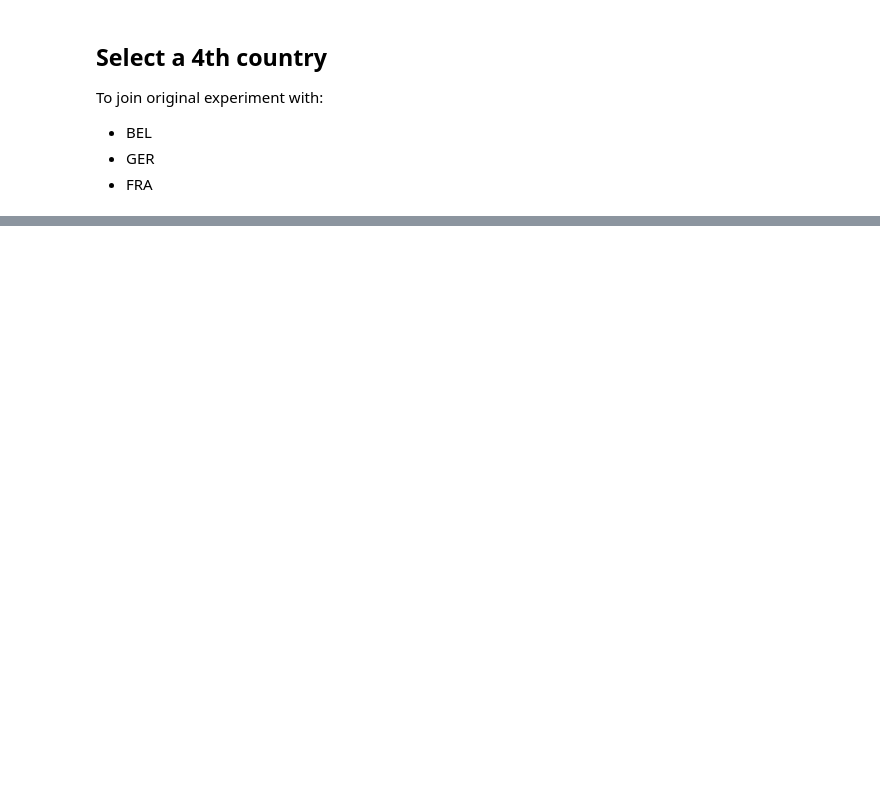
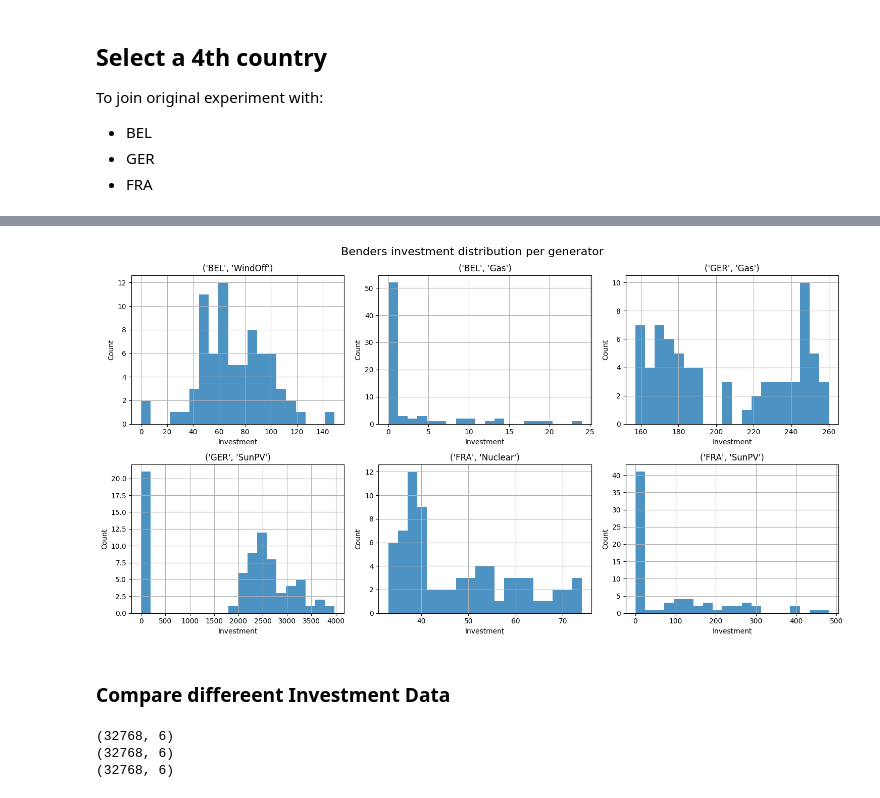
Before and after one commit to PeterrHH/ML-Enhanced-Benders, a Jupyter notebook: data_visualise.ipynb, the cells around one changed output, grey strips where cells are left out. Saved outputs shown, nothing was run; the diff lists cells and outputs as text; code cells hidden in the pictures; blank space fills up the shorter version.

Commit message:
Add Data Constraint generation

```diff
--- a/data_visualise.ipynb
+++ b/data_visualise.ipynb
@@ -334,0 +158,3 @@ for i in idxs:
+# %%
+const_data_path = "data/ED_data/Constraint/ED_NB-G-F_GB2-G2-F2_L3_c0_s0_p0_ui_constraint1000_smp15_GenConst_lbFalse.pkl"
+const_data = pickle.load(open(const_data_path, 'rb'))
@@ -334,0 +253,7 @@ for i in idxs:
+# %%
+import ast
+info_csv_path = "experiment-output/ch7/3nodes/benders_test_data/experiment_data_sample_duration:120_start_exact:False_exact_refinement:True_run_name:train:0.8_rho:0.5_rhomax:5000_alpha:10.csv"
+benders_df = pd.read_csv(info_csv_path)
+print(benders_df['investments'])
+benders_inv = np.array(benders_df["investments"].apply(ast.literal_eval).tolist(), dtype=float)
+print(benders_inv.shape)   # [num_samples, num_generators]
@@ -334,0 +274,52 @@ for i in idxs:
+# %%
+import matplotlib.pyplot as plt
+import numpy as np
+
+def plot_generator_histograms(inv, generator_names=None, bins=20, title="Investment distributions"):
+    inv = np.asarray(inv, dtype=float)
+    num_g = inv.shape[1]
+
+    if generator_names is None:
+        generator_names = [f"G{i}" for i in range(num_g)]
+
+    fig, axes = plt.subplots(2, 3, figsize=(15, 8))
+    axes = axes.flatten()
+
+    for g in range(num_g):
+        axes[g].hist(inv[:, g], bins=bins, alpha=0.8)
+        axes[g].set_title(str(generator_names[g]))
+        axes[g].set_xlabel("Investment")
+        axes[g].set_ylabel("Count")
+        axes[g].grid(True)
+
+    # hide unused axes if num_g < 6
+    for g in range(num_g, len(axes)):
+        axes[g].axis("off")
+
+    fig.suptitle(title, fontsize=16)
+    plt.tight_layout()
+    plt.show()
+# %%
+plot_generator_histograms(
+    benders_inv,
+    generator_names=[str(g) for g in const_data.G],
+    bins=20,
+    title="Benders investment distribution per generator"
+)
+# %% [output]
+[figure, added]
+# %% [markdown]
+### Compare differeent Investment Data
+# %%
+constrained_inv = const_data.pUnitInvestment.cpu().numpy()
+print(constrained_inv.shape)
+
+constrained_lb_inv = const_LB_data.pUnitInvestment.cpu().numpy()
+print(constrained_lb_inv.shape)
+
+unconstrained_inv = noconst_data.pUnitInvestment.cpu().numpy()
+print(unconstrained_inv.shape)
+# %% [output]
+(32768, 6)
+(32768, 6)
+(32768, 6)
```
Also changed, not shown: parts of 40 cells of this notebook, 8 other files.
